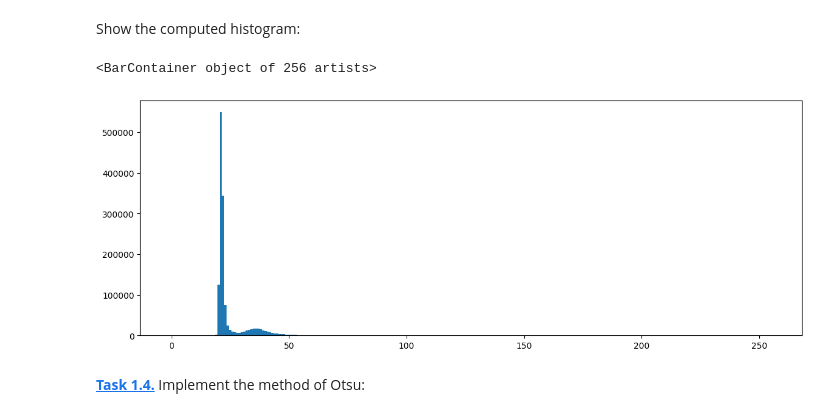
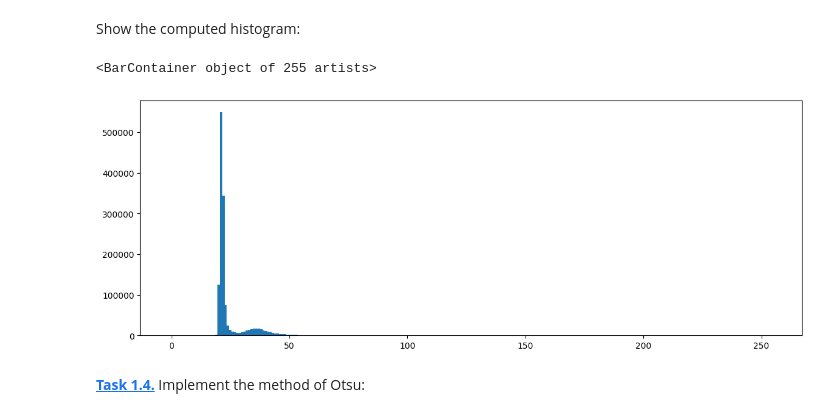
Before and after one commit to PhilippScheulen/philipp-does-fun-hacker-stuff, a Jupyter notebook: otsu.ipynb, the cells around one changed output. Drawn from its saved outputs; the diff is of its cells as text; code cells hidden in the pictures.

```diff
--- a/otsu.ipynb
+++ b/otsu.ipynb
@@ -14,18 +14,18 @@ img8 = (imgf * 255).round().astype(np.uint8)
 # %% [markdown]
 **[Task 1.3.]()** Compute the image histogram:
 # %%
-h = np.zeros(256)
+h = np.zeros(255)
 
-for x in range(256):
+for x in range(255):
      h[x]= np.sum(img8 == x)
 # %% [markdown]
 Show the computed histogram:
 # %%
 plt.figure(figsize=(14,5))
-plt.bar(range(256), h, width=1)
+plt.bar(range(255), h, width=1)
 # %% [output]
-<BarContainer object of 256 artists>
+<BarContainer object of 255 artists>
-[figure, old version]
+[figure, new version]
 # %% [markdown]
 **[Task 1.4.]()** Implement the method of Otsu:
 # %%
```
Also changed, not shown: parts of 1 cell of this notebook.
